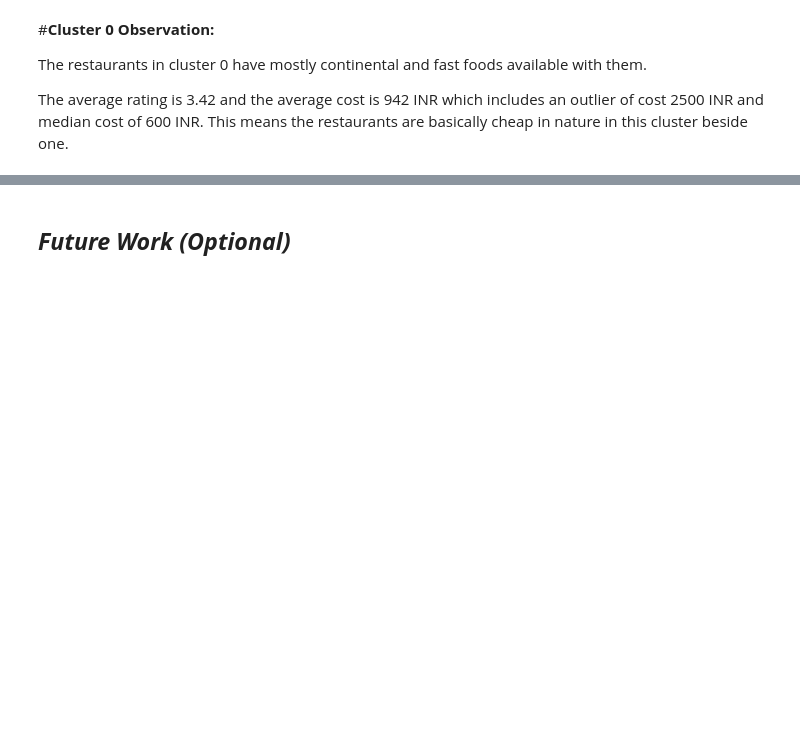
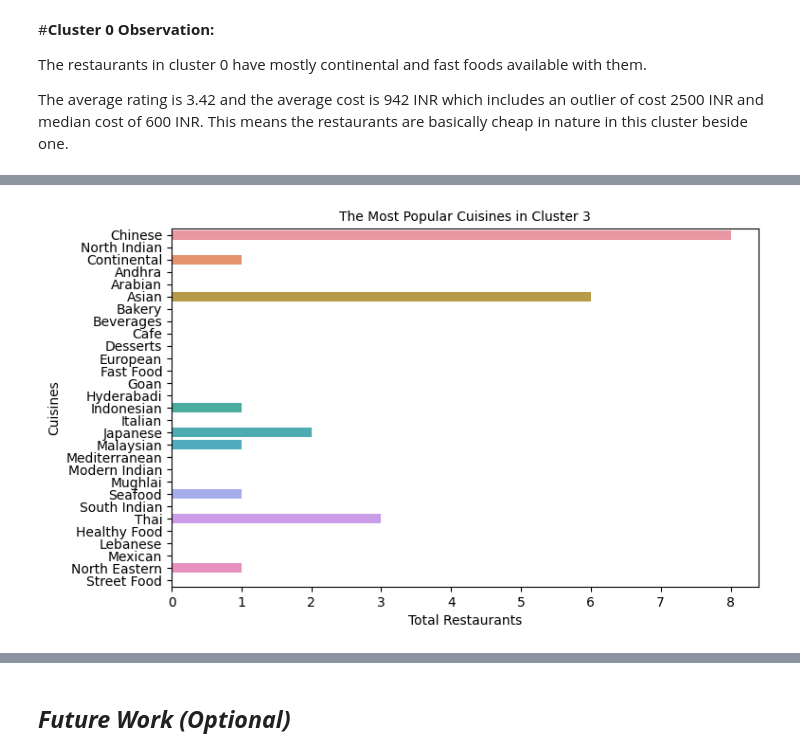
Before and after one commit to vak1997/Zomato-Restaurant-Clustering-and-Sentiment-Analysis, a Jupyter notebook: Zomato_Restaurant_Clustering_and_Sentiment_Analysis.ipynb, the cells around one changed output, grey strips where cells are left out. Cells and saved outputs as stored; diff of their text form; code cells hidden in the pictures; blank space fills up the shorter version.

```diff
--- a/Zomato_Restaurant_Clustering_and_Sentiment_Analysis.ipynb
+++ b/Zomato_Restaurant_Clustering_and_Sentiment_Analysis.ipynb
@@ -1314,0 +1344,5 @@ Answer Here.
+# %%
+#visualizing cuisines in cluster 3
+cluster_cuisines(names_df[names_df['label']==3],'Cluster 3')
+# %% [output]
+[figure, added]
```
Also changed, not shown: parts of 61 cells of this notebook.
